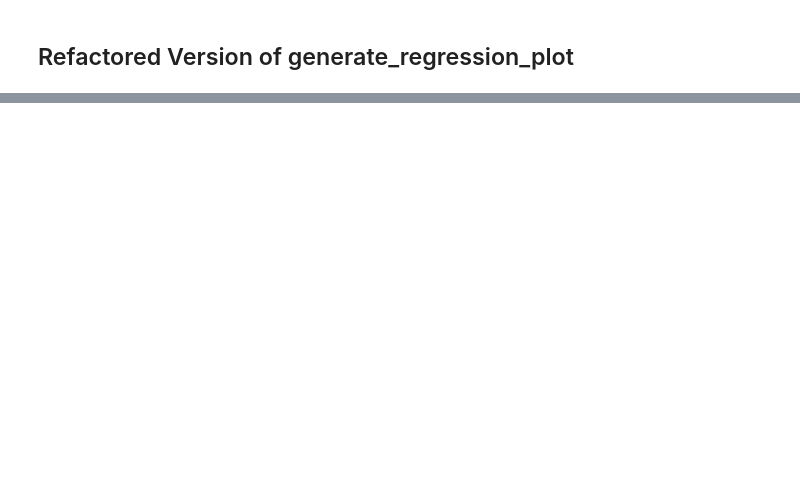
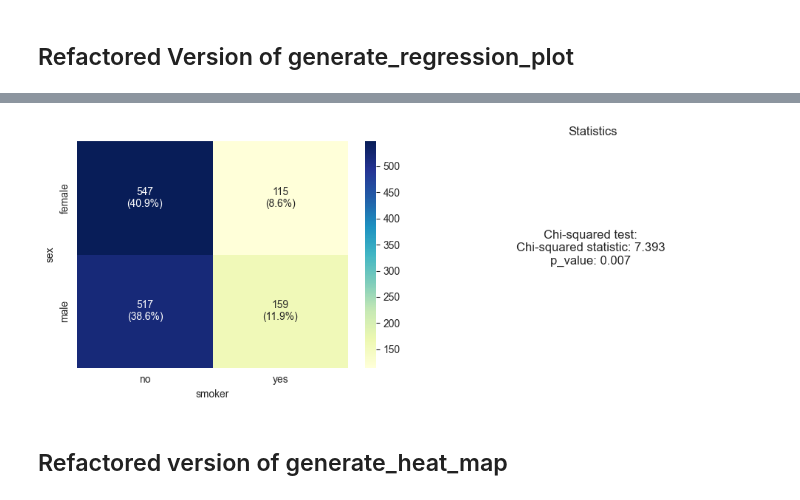
Before and after one commit to RodolfoPCruz/eda_toolkit, a Jupyter notebook: notebooks/bivariate_statistics.ipynb, the cells around one changed output, grey strips where cells are left out. Saved outputs shown, nothing was run; the diff lists cells and outputs as text; code cells hidden in the pictures; blank space fills up the shorter version.

```diff
--- a/notebooks/bivariate_statistics.ipynb
+++ b/notebooks/bivariate_statistics.ipynb
@@ -488,0 +546,6 @@ np.int64(51177)
+# %%
+generate_heat_map(insurance, 'sex', 'smoker')
+# %% [output]
+[figure, added]
+# %% [markdown]
+## Refactored version of generate_heat_map
```
Also changed, not shown: parts of 18 cells of this notebook, 5 other files.
